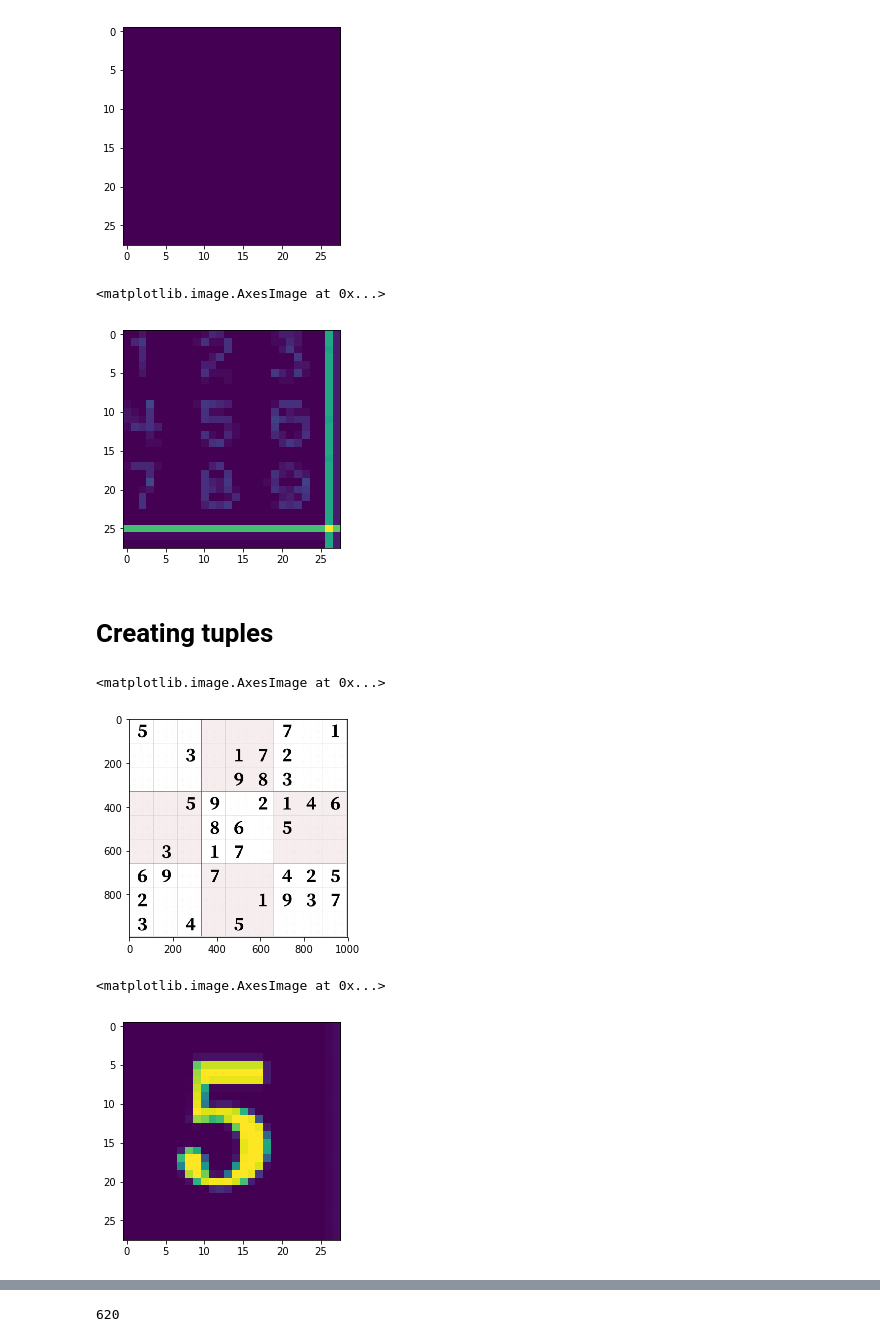
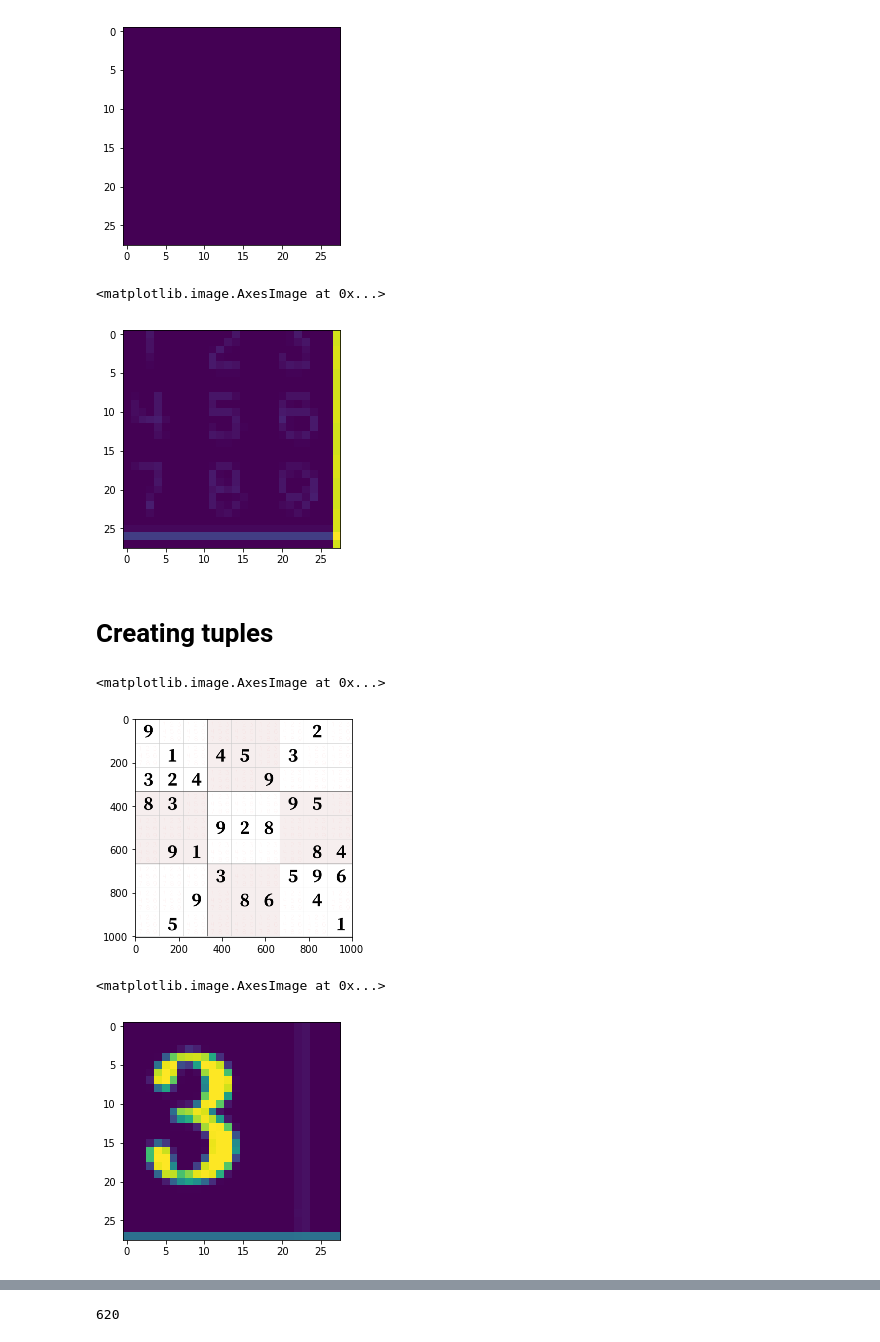
Before and after one commit to AI-Teaching-Humans/PhaseOne, a Jupyter notebook: Sudoku/notebooks/DeepLearning/PreprocessingPipeline.ipynb, the cells around one changed output, grey strips where cells are left out. Saved outputs shown, nothing was run; the diff lists cells and outputs as text; code cells hidden in the pictures.

```diff
--- a/Sudoku/notebooks/DeepLearning/PreprocessingPipeline.ipynb
+++ b/Sudoku/notebooks/DeepLearning/PreprocessingPipeline.ipynb
@@ -33,7 +33,7 @@ from torch import optim
 # %% [markdown]
 ## Read in the image:
 # %%
-filename = 'white_img6.png'
+filename = 'pred_img.png'
 img = cv2.imread(filename)
 # %%
 cv2.imshow("Image", img)
@@ -119,20 +119,20 @@ plt.imshow(np.full_like(final_images[5], 0))
 <matplotlib.image.AxesImage at 0x...>
 [figure]
 # %%
-plt.imshow(final_images[1])
+plt.imshow(final_images[59])
 # %% [output]
 <matplotlib.image.AxesImage at 0x...>
-[figure, old version]
+[figure, new version]
 # %% [markdown]
 # Creating tuples
 # %%
 plt.imshow(new_img)
 # %% [output]
 <matplotlib.image.AxesImage at 0x...>
-[figure, old version]
+[figure, new version]
 # %%
-plt.imshow(final_images[76])
+plt.imshow(final_images[18])
 # %% [output]
 <matplotlib.image.AxesImage at 0x...>
-[figure, old version]
+[figure, new version]
 # %%
```
Also changed, not shown: parts of 99 cells of this notebook.
